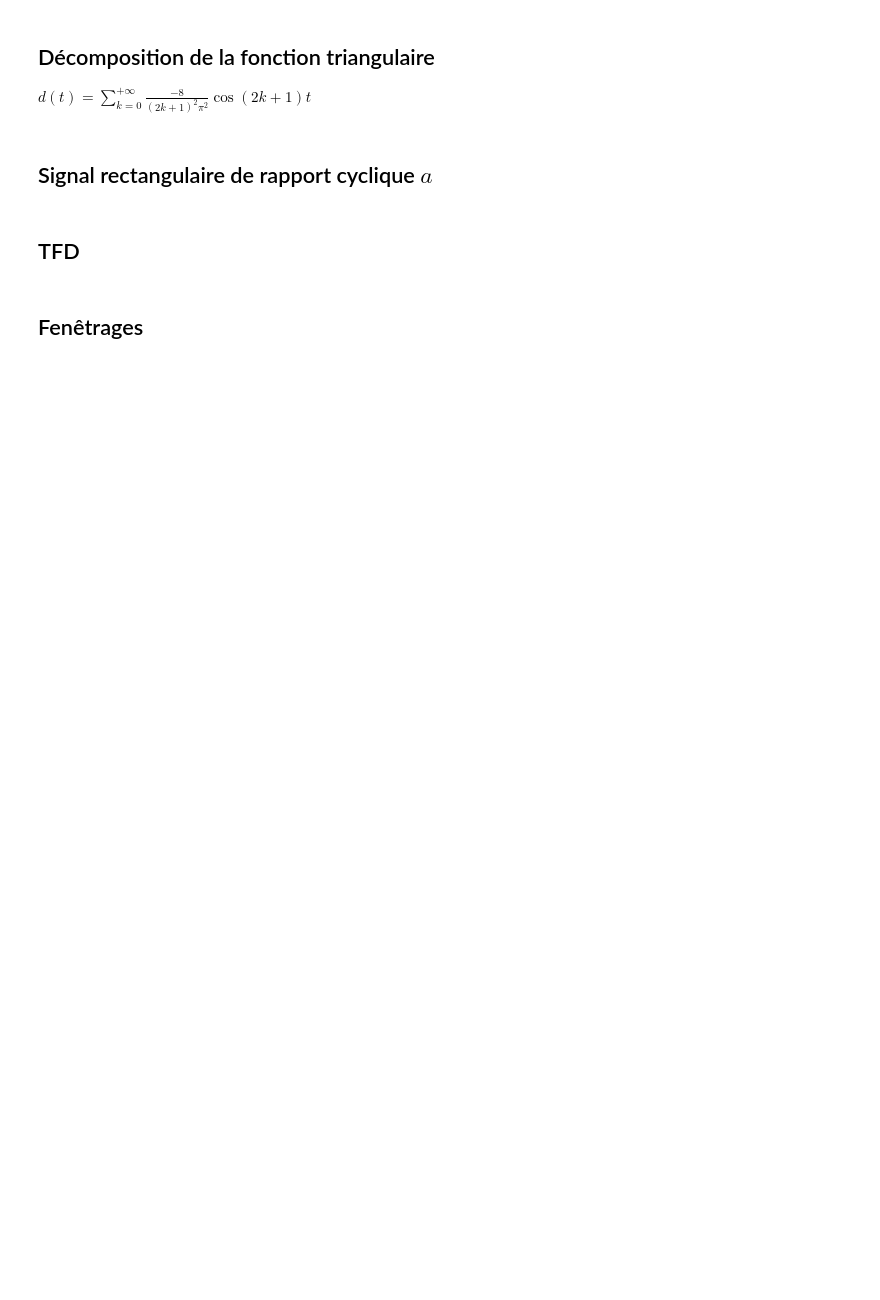
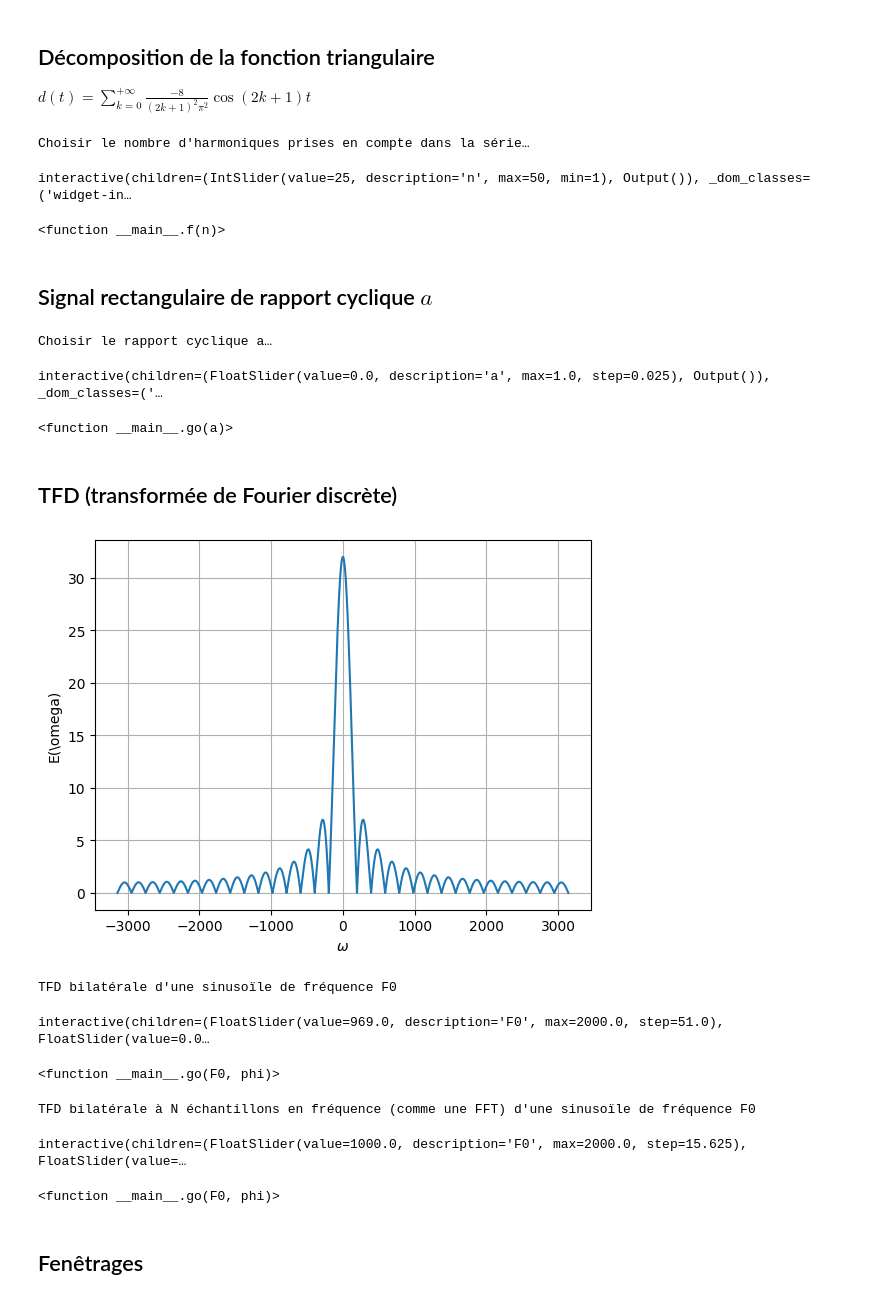
Before and after one commit to tjbtjbtjb/Vrac, a Jupyter notebook: AIPC/Python/aipc_elec_2526.ipynb, the cells around one changed output. Saved outputs shown, nothing was run; the diff lists cells and outputs as text; code cells hidden in the pictures; blank space fills up the shorter version.

```diff
--- a/AIPC/Python/aipc_elec_2526.ipynb
+++ b/AIPC/Python/aipc_elec_2526.ipynb
@@ -40,6 +45,7 @@ interact(f,n=(1,50,1))
 ## Décomposition de la fonction triangulaire
 $d(t)=\sum_{k=0}^{+\infty}\frac{-8}{(2k+1)^2\pi^2}\cos(2k+1)t$
 # %%
+print("Choisir le nombre d'harmoniques prises en compte dans la série…")
 def f(n):
     t=np.linspace(-3*np.pi,3*np.pi,500)
     s=t*0
@@ -58,9 +64,15 @@ def f(n):
     plt.xlabel('t')
 
 interact(f,n=(1,50,1))
+# %% [output]
+Choisir le nombre d'harmoniques prises en compte dans la série…
+interactive(children=(IntSlider(value=25, description='n', max=50, min=1), Output()), _dom_classes=('widget-in…
+<function __main__.f(n)>
 # %% [markdown]
 ## Signal rectangulaire de rapport cyclique $a$
 # %%
+print("Choisir le rapport cyclique a…")
+
 def go(a):
     t=np.linspace(-3*np.pi,3*np.pi,500)
     e=(signal.square(t,a)+1)/2
@@ -71,7 +83,7 @@ def go(a):
 
     t=np.linspace(0,10,500)
     n=np.arange(0,10)
-    Cn=2*a*np.abs(np.sinc(a*n)) # np.sinc = sin(pi*x)/(pi*x)
+    Cn=2*a*np.abs(np.sinc(a*n)) # nota : np.sinc = sin(pi*x)/(pi*x)
     Cn[0]=a
     Ct=2*a*np.abs(np.sinc(a*t))
 
@@ -82,5 +94,9 @@ def go(a):
     plt.xlabel('harmonique')
 
 interact(go,a=(0,1,0.025))
+# %% [output]
+Choisir le rapport cyclique a…
+interactive(children=(FloatSlider(value=0.0, description='a', max=1.0, step=0.025), Output()), _dom_classes=('…
+<function __main__.go(a)>
 # %% [markdown]
-## TFD
+## TFD (transformée de Fourier discrète)
@@ -87,34 +105,41 @@ interact(go,a=(0,1,0.025))
 # %%
-Fe=1e3    # in Hz
+Fe=1e3          # fréquence d'échantillonnage en Hz
 Te=1/Fe
-we=2*np.pi*Fe
-N=32
+we=2*np.pi*Fe   # pulsation d'échantillonnage
+N=32            # nombre d'échantillons
 
 def E(W):
     W2=W+1e-16
     return np.exp(-1j*(N-1)/2*Te*W2) * np.sin(N*Te/2*W2) / np.sin(Te/2*W2)
 
+w=np.linspace(-we/2,we/2,10000)
 plt.plot(w,np.abs(E(w)))
-plt.ylabel('E')
-plt.xlabel('omega')
+plt.ylabel(r'E(\omega)')
+plt.xlabel(r'$\omega$')
 plt.grid()
-plt.show()
+# %% [output]
+[figure, added]
 # %%
+print("TFD bilatérale d'une sinusoïle de fréquence F0")
 def go(F0,phi):
     w0=2*np.pi*F0
     w=np.linspace(-we,we,N*100)
 
     A=1/2*np.exp(1j*phi)*E(w-w0)+1/2*np.exp(-1j*phi)*E(w+w0)
 
-    plt.plot(w,abs(A))
-    plt.xlabel('omega')
+    plt.plot(w/2/np.pi,abs(A))
+    plt.xlabel('fréquence')
+    plt.ylabel('A(f)')
     plt.grid()
     plt.show()
 
-    print(w0,we,we/N)
-
 interact(go,F0=(0,2e3,51),phi=(-np.pi,np.pi))
+# %% [output]
+TFD bilatérale d'une sinusoïle de fréquence F0
+interactive(children=(FloatSlider(value=969.0, description='F0', max=2000.0, step=51.0), FloatSlider(value=0.0…
+<function __main__.go(F0, phi)>
 # %%
+print("TFD bilatérale à N échantillons en fréquence (comme une FFT) d'une sinusoïle de fréquence F0")
 def go(F0,phi):
     w0=2*np.pi*F0
     w=np.linspace(-we,we,N*100)
@@ -122,8 +147,6 @@ def go(F0,phi):
     A=1/2*np.exp(1j*phi)*E(w-w0)+1/2*np.exp(-1j*phi)*E(w+w0)
 
     wn=np.linspace(0,we-we/N,N)
-    print(wn)
-    print(we)
     plt.plot(w,abs(A))
     plt.xlabel('omega')
 
@@ -133,9 +156,11 @@ def go(F0,phi):
     plt.grid()
     plt.show()
 
-    print(w0,we,we/N)
-
 interact(go,F0=(0,2e3,Fe/2/N),phi=(-np.pi,np.pi))
+# %% [output]
+TFD bilatérale à N échantillons en fréquence (comme une FFT) d'une sinusoïle de fréquence F0
+interactive(children=(FloatSlider(value=1000.0, description='F0', max=2000.0, step=15.625), FloatSlider(value=…
+<function __main__.go(F0, phi)>
 # %% [markdown]
 ## Fenêtrages
 # %%
```
Also changed, not shown: parts of 9 cells of this notebook.
